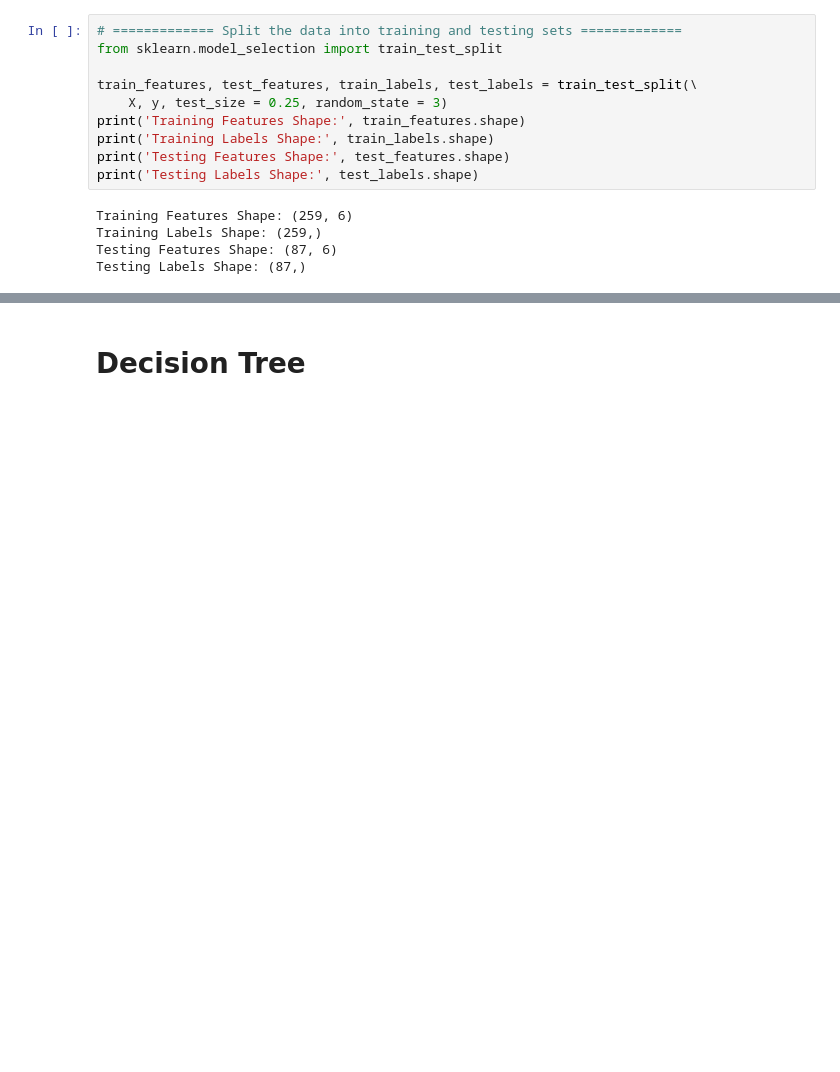
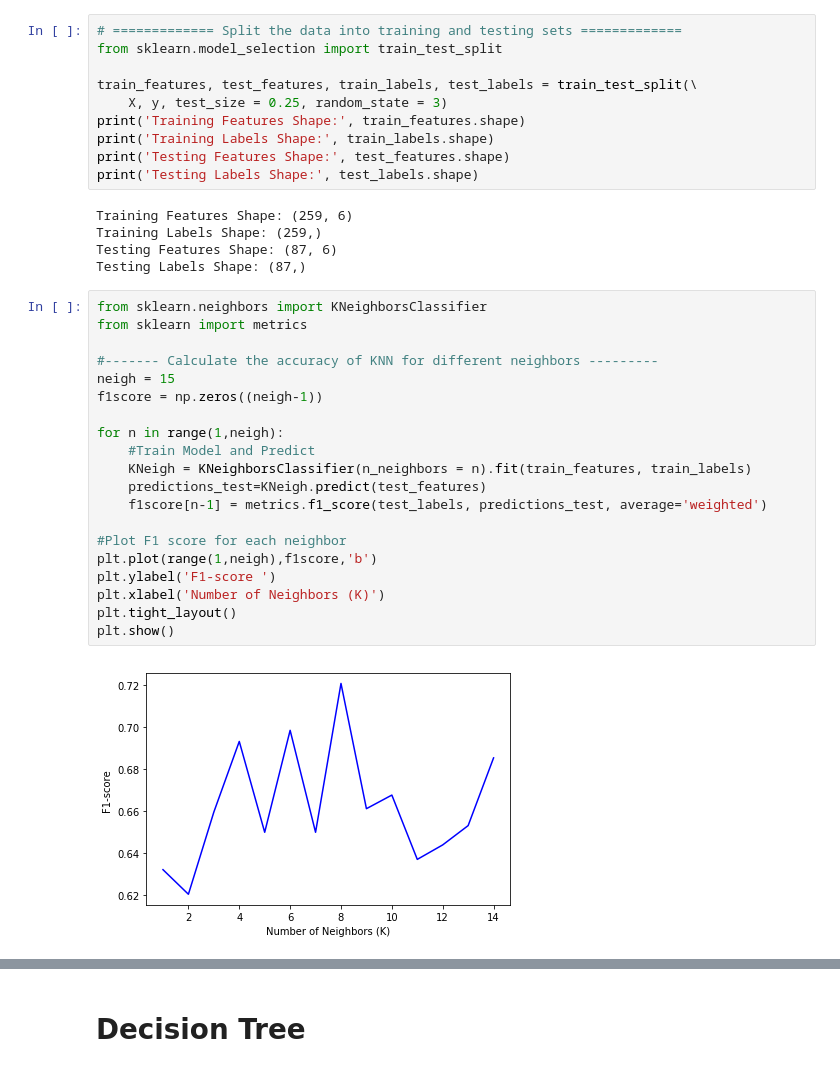
Before and after one commit to georgrapt/MachineLearning_python, a Jupyter notebook: FinalProject_GRaptakis.ipynb, the cells around one changed output, grey strips where cells are left out. Drawn from its saved outputs; the diff is of its cells as text; blank space fills up the shorter version.

```diff
--- a/FinalProject_GRaptakis.ipynb
+++ b/FinalProject_GRaptakis.ipynb
@@ -309,4 +305,26 @@ Training Features Shape: (259, 6)
 Training Labels Shape: (259,)
 Testing Features Shape: (87, 6)
 Testing Labels Shape: (87,)
+# %%
+from sklearn.neighbors import KNeighborsClassifier
+from sklearn import metrics
+
+#------- Calculate the accuracy of KNN for different neighbors ---------
+neigh = 15
+f1score = np.zeros((neigh-1))
+
+for n in range(1,neigh):
+    #Train Model and Predict
+    KNeigh = KNeighborsClassifier(n_neighbors = n).fit(train_features, train_labels)
+    predictions_test=KNeigh.predict(test_features)
+    f1score[n-1] = metrics.f1_score(test_labels, predictions_test, average='weighted')
+
+#Plot F1 score for each neighbor
+plt.plot(range(1,neigh),f1score,'b')
+plt.ylabel('F1-score ')
+plt.xlabel('Number of Neighbors (K)')
+plt.tight_layout()
+plt.show()
+# %% [output]
+[figure, added]
 # %%
```
Also changed, not shown: parts of 17 cells of this notebook.
